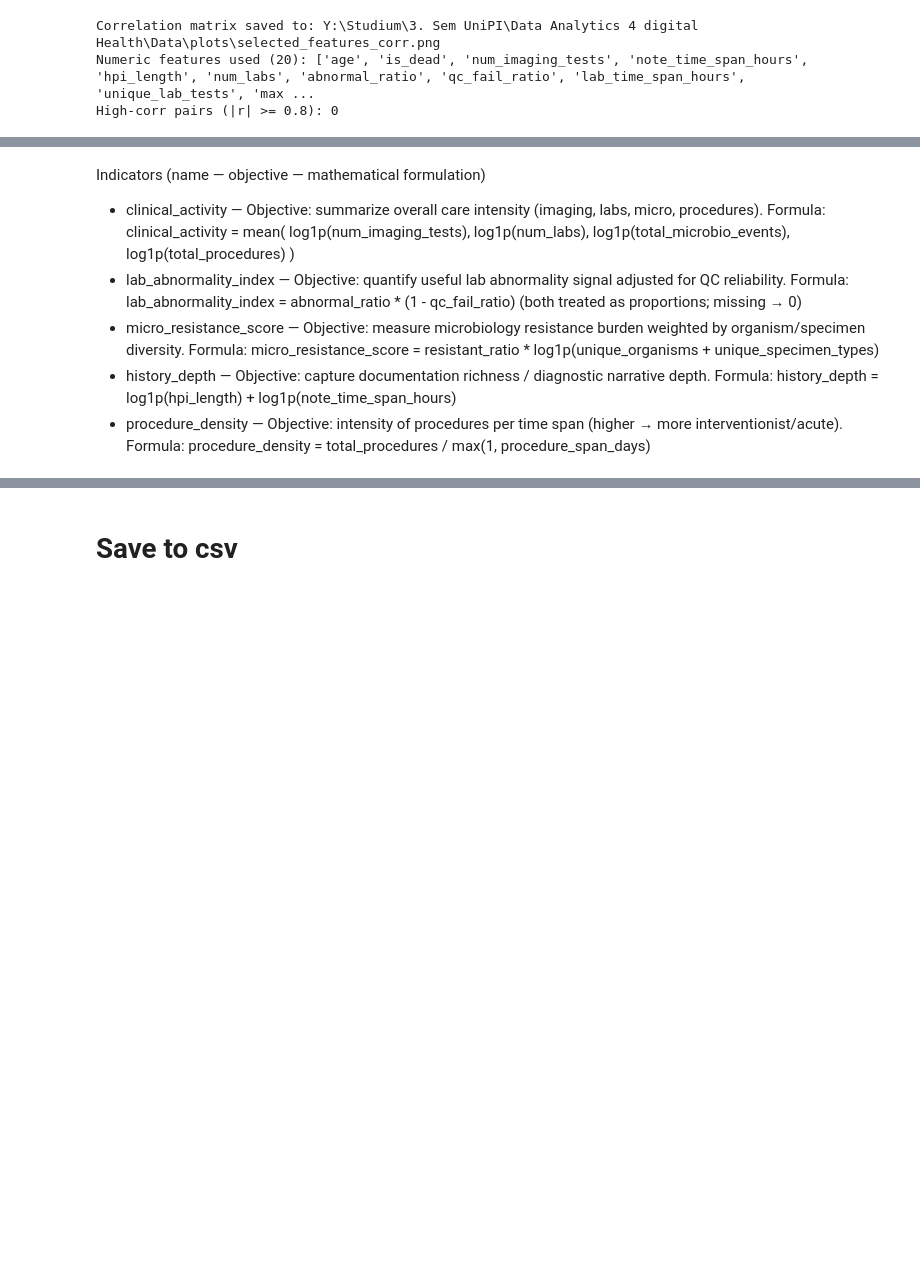
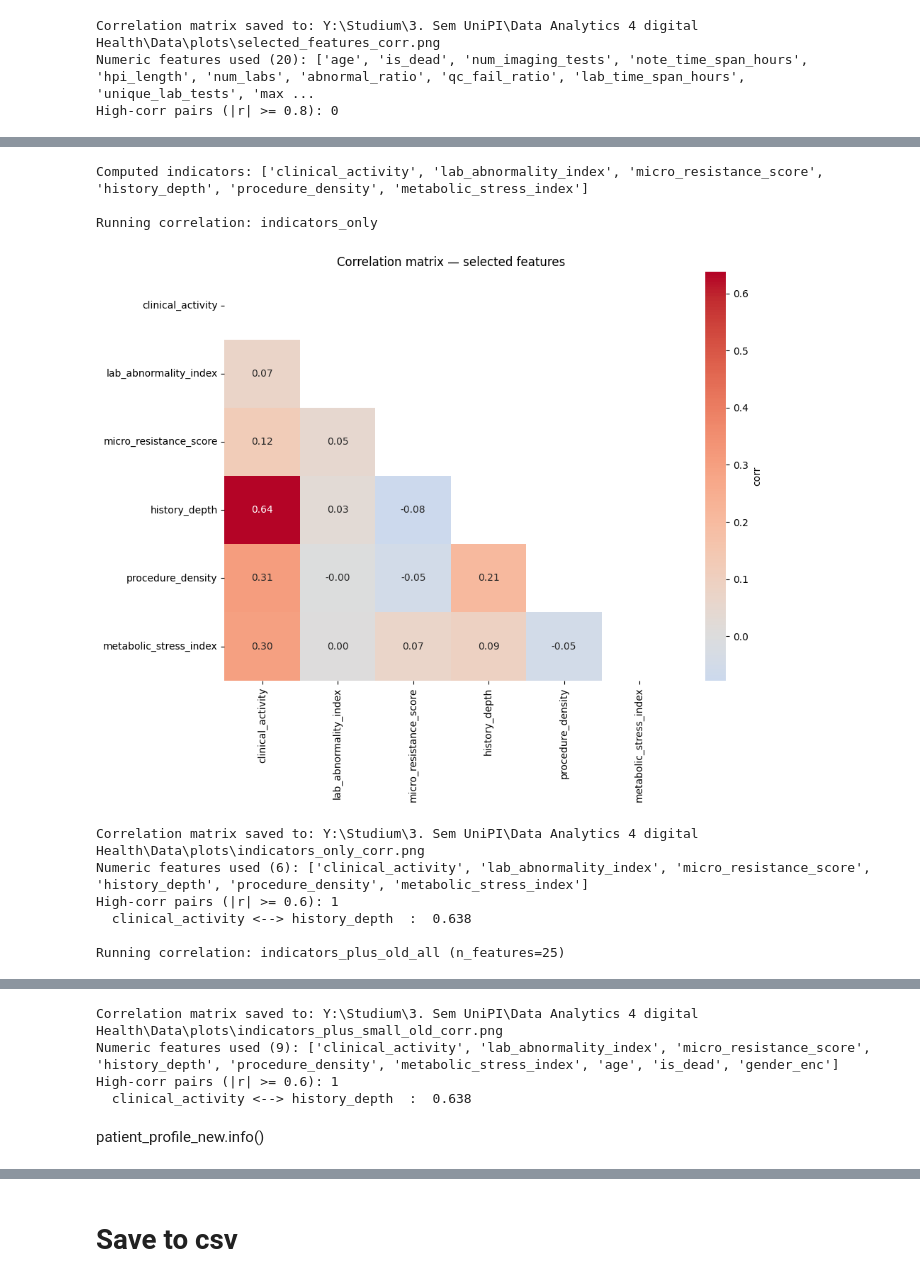
Before and after one commit to alexandermittet/Data_Analytics_for_Health_UniPi, a Jupyter notebook: code/1.2_create_patient_profile.ipynb, the cells around one changed output, grey strips where cells are left out. Drawn from its saved outputs; the diff is of its cells as text; code cells hidden in the pictures; blank space fills up the shorter version.

```diff
--- a/code/1.2_create_patient_profile.ipynb
+++ b/code/1.2_create_patient_profile.ipynb
@@ -475,0 +654,13 @@ High-corr pairs (|r| >= 0.8): 0
+# %%
+patient_profile_new, corr_res = compute_indicators_and_run_corr(patient_profile, data_dir=DATA_DIR, save_plots=True)
+# %% [output]
+Computed indicators: ['clinical_activity', 'lab_abnormality_index', 'micro_resistance_score', 'history_depth', 'procedure_density', 'metabolic_stress_index']
+
+Running correlation: indicators_only
+[figure, added]
+Correlation matrix saved to: Y:\Studium\3. Sem UniPI\Data Analytics 4 digital Health\Data\plots\indicators_only_corr.png
+Numeric features used (6): ['clinical_activity', 'lab_abnormality_index', 'micro_resistance_score', 'history_depth', 'procedure_density', 'metabolic_stress_index']
+High-corr pairs (|r| >= 0.6): 1
+  clinical_activity <--> history_depth  :  0.638
+
+Running correlation: indicators_plus_old_all (n_features=25)
@@ -476,13 +689,6 @@ High-corr pairs (|r| >= 0.8): 0
+Correlation matrix saved to: Y:\Studium\3. Sem UniPI\Data Analytics 4 digital Health\Data\plots\indicators_plus_small_old_corr.png
+Numeric features used (9): ['clinical_activity', 'lab_abnormality_index', 'micro_resistance_score', 'history_depth', 'procedure_density', 'metabolic_stress_index', 'age', 'is_dead', 'gender_enc']
+High-corr pairs (|r| >= 0.6): 1
+  clinical_activity <--> history_depth  :  0.638
 # %% [markdown]
-Indicators (name — objective — mathematical formulation)
-
-- clinical_activity — Objective: summarize overall care intensity (imaging, labs, micro, procedures).
-Formula: clinical_activity = mean( log1p(num_imaging_tests), log1p(num_labs), log1p(total_microbio_events), log1p(total_procedures) )
-- lab_abnormality_index — Objective: quantify useful lab abnormality signal adjusted for QC reliability.
-Formula: lab_abnormality_index = abnormal_ratio * (1 - qc_fail_ratio) (both treated as proportions; missing → 0)
-- micro_resistance_score — Objective: measure microbiology resistance burden weighted by organism/specimen diversity.
-Formula: micro_resistance_score = resistant_ratio * log1p(unique_organisms + unique_specimen_types)
-- history_depth — Objective: capture documentation richness / diagnostic narrative depth.
-Formula: history_depth = log1p(hpi_length) + log1p(note_time_span_hours)
-- procedure_density — Objective: intensity of procedures per time span (higher → more interventionist/acute).
-Formula: procedure_density = total_procedures / max(1, procedure_span_days)
+patient_profile_new.info()
```
Also changed, not shown: parts of 16 cells of this notebook.
